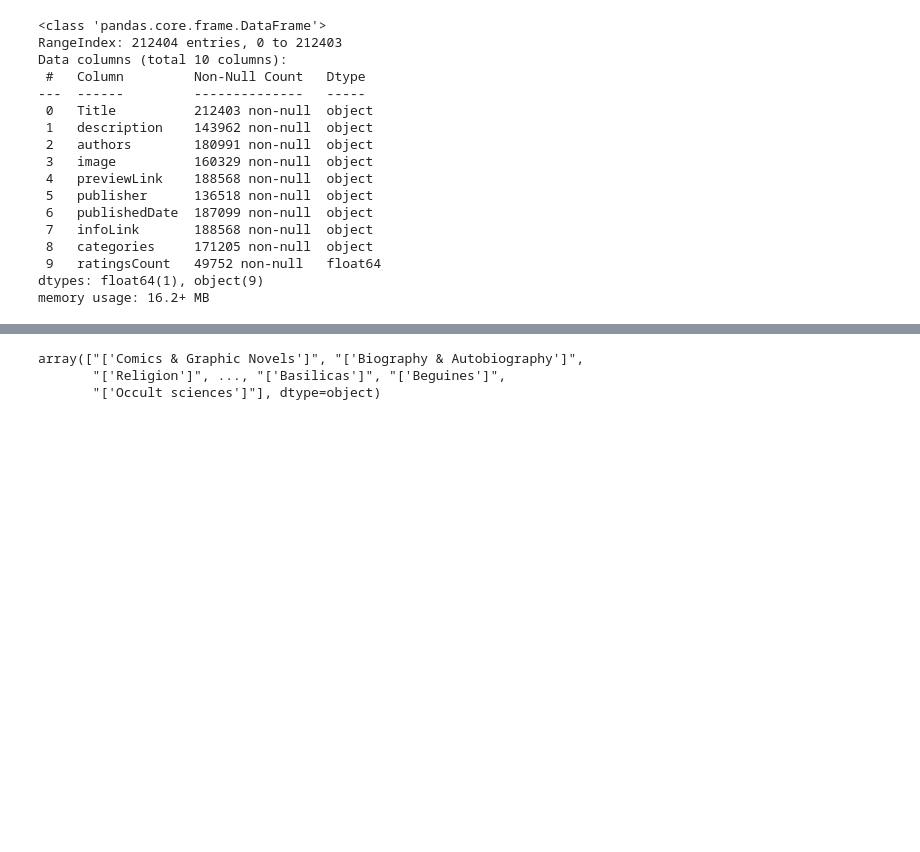
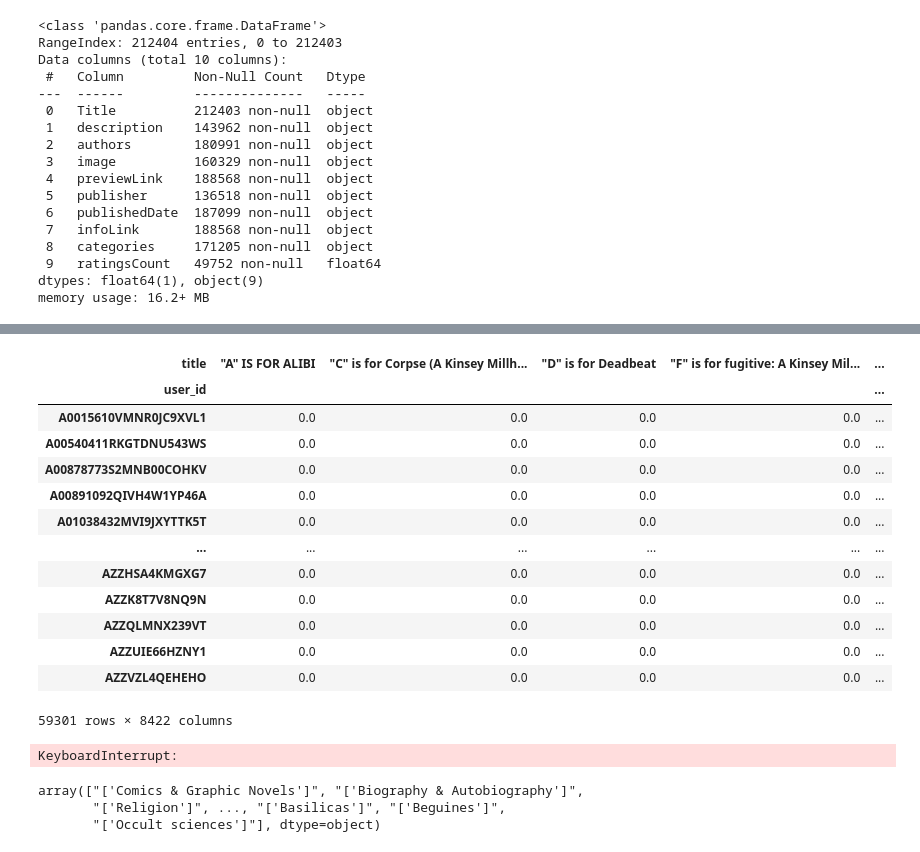
Before and after one commit to t0nychopp3r/recommenderSystem_cds121, a Jupyter notebook: Book_RS.ipynb, the cells around one changed output, grey strips where cells are left out. Drawn from its saved outputs; the diff is of its cells as text; code cells hidden in the pictures; blank space fills up the shorter version.

```diff
--- a/Book_RS.ipynb
+++ b/Book_RS.ipynb
@@ -176,0 +234,7 @@ df
+# %%
+# drop all reviews with NaN user_id
+df = df.dropna(subset=['user_id'])
+df
+# %%
+# Count numbers of reviews per user and add it to the dataframe
+df['number_of_reviews_user'] = df.groupby('user_id')['user_id'].transform('count')
@@ -176,0 +247,3 @@ df
+# %%
+df = df[df['number_of_reviews_user'] >= 5]
+df.info()
@@ -176,0 +264,43 @@ df
+# %%
+df.drop_duplicates(['user_id','title'], inplace=True)
+# %%
+# Create Pivot Table
+
+ratings = df.pivot(columns='title', index='user_id', values="rating")
+# replace NaN with 0
+ratings.fillna(0, inplace=True)
+ratings
+# %% [output]
+| title | "A" IS FOR ALIBI | "C" is for Corpse (A Kinsey Millh... | "D" is for Deadbeat | "F" is for fugitive: A Kinsey Mil... | ... |
+| user_id |  |  |  |  | ... |
+| A0015610VMNR0JC9XVL1 | 0.0 | 0.0 | 0.0 | 0.0 | ... |
+| A00540411RKGTDNU543WS | 0.0 | 0.0 | 0.0 | 0.0 | ... |
+| A00878773S2MNB00COHKV | 0.0 | 0.0 | 0.0 | 0.0 | ... |
+| A00891092QIVH4W1YP46A | 0.0 | 0.0 | 0.0 | 0.0 | ... |
+| A01038432MVI9JXYTTK5T | 0.0 | 0.0 | 0.0 | 0.0 | ... |
+| ... | ... | ... | ... | ... | ... |
+| AZZHSA4KMGXG7 | 0.0 | 0.0 | 0.0 | 0.0 | ... |
+| AZZK8T7V8NQ9N | 0.0 | 0.0 | 0.0 | 0.0 | ... |
+| AZZQLMNX239VT | 0.0 | 0.0 | 0.0 | 0.0 | ... |
+| AZZUIE66HZNY1 | 0.0 | 0.0 | 0.0 | 0.0 | ... |
+| AZZVZL4QEHEHO | 0.0 | 0.0 | 0.0 | 0.0 | ... |
+59301 rows × 8422 columns
+# %%
+# Erstellen Sie eine Kopie Ihrer Tabelle, um die Vorhersagen darauf anzuwenden.
+predicted_ratings = ratings.copy()
+
+# Truncated SVD zur Matrix-Faktorisierung
+n_components = 10   #  Anzahl der Dimensionen, in die die ursprünglichen Merkmale (Benutzer und Bücher) mittels Truncated SVD reduziert werden
+svd = TruncatedSVD(n_components=n_components)
+user_factors = svd.fit_transform(ratings)
+book_factors = svd.components_
+
+# Iterieren Sie über die Zeilen (Benutzer) und Spalten (Bücher) der Tabelle
+for user_idx in range(predicted_ratings.shape[0]):
+    for book_idx in range(predicted_ratings.shape[1]):
+        if predicted_ratings.iloc[user_idx, book_idx] == 0:
+            predicted_ratings.iloc[user_idx, book_idx] = np.dot(user_factors[user_idx, :], book_factors[:, book_idx])
+
+# predicted_ratings enthält jetzt Vorhersagen für alle 0-Werte in Ihrem DataFrame "ratings".
+# %% [output]
+KeyboardInterrupt:
```
Also changed, not shown: parts of 13 cells of this notebook.
